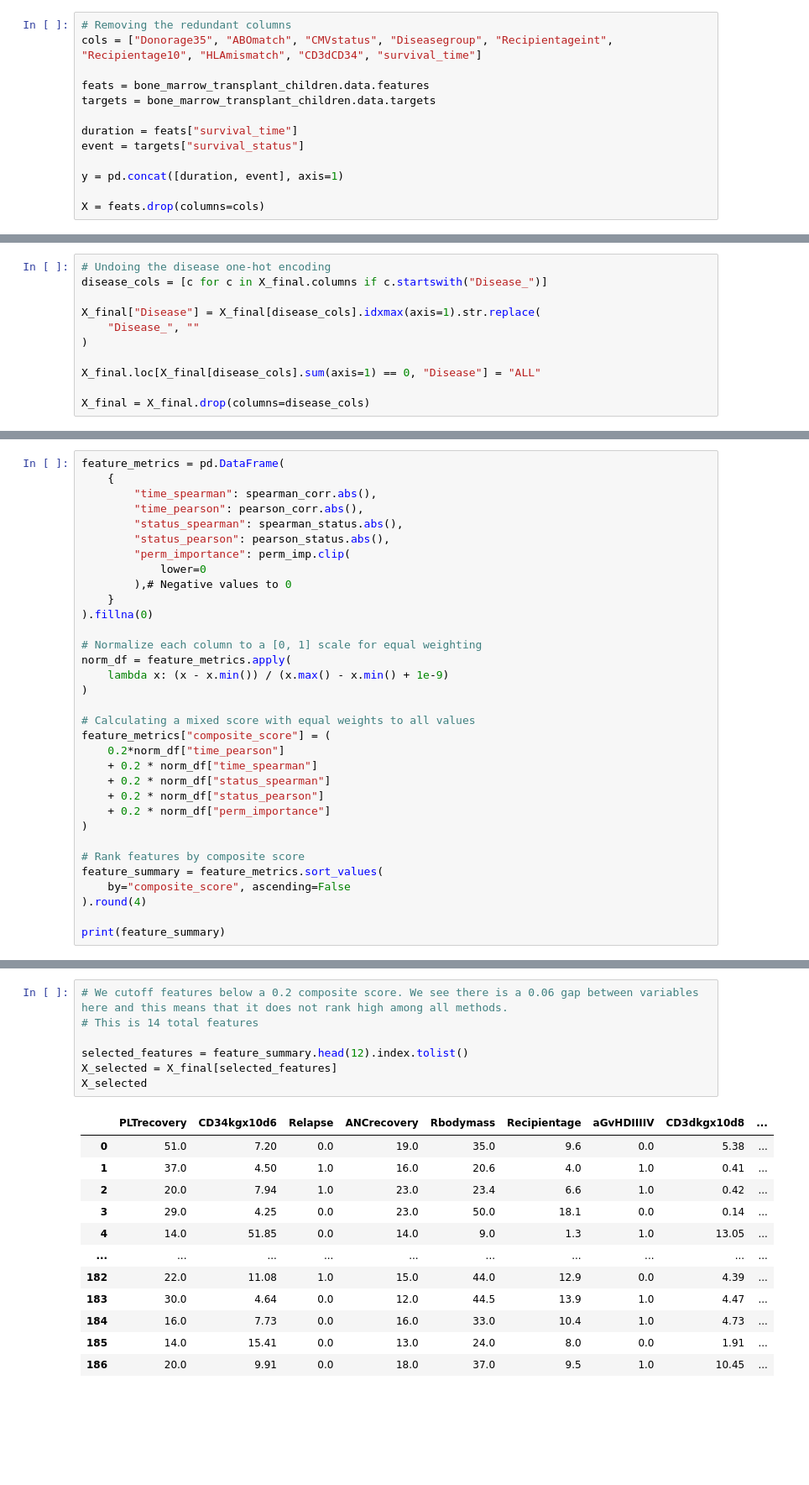
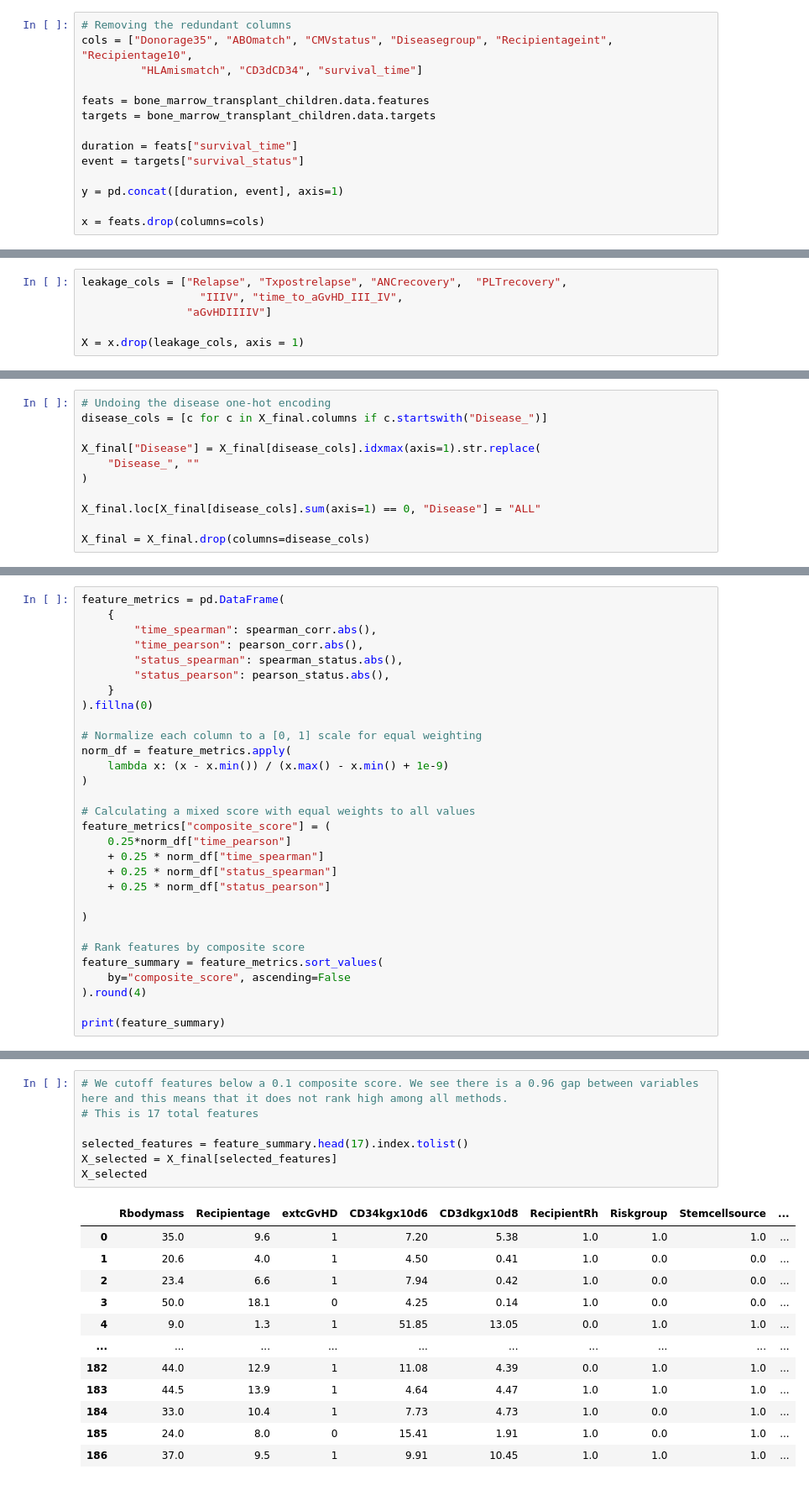
Before and after one commit to alvarodca/MLHealth, a Jupyter notebook: Lab2/EDA.ipynb, the cells around one changed output, grey strips where cells are left out. Shown at 84% size. Cells and saved outputs as stored; diff of their text form; blank space fills up the shorter version.

```diff
--- a/Lab2/EDA.ipynb
+++ b/Lab2/EDA.ipynb
@@ -116,7 +153,8 @@ We will remove the last 2 columns here
 Finally, the variable `survival_time` is treated as a feature. However, as we are dealing with survival analysis, we have to model both the duration until an event occurs or the observation ends (survival time) and the event indicator (whether the event happened or not). For this reason, we will convert to targets
 # %%
 # Removing the redundant columns
-cols = ["Donorage35", "ABOmatch", "CMVstatus", "Diseasegroup", "Recipientageint", "Recipientage10", "HLAmismatch", "CD3dCD34", "survival_time"]
+cols = ["Donorage35", "ABOmatch", "CMVstatus", "Diseasegroup", "Recipientageint", "Recipientage10",
+         "HLAmismatch", "CD3dCD34", "survival_time"]
 
 feats = bone_marrow_transplant_children.data.features
 targets = bone_marrow_transplant_children.data.targets
@@ -126,5 +164,5 @@ event = targets["survival_status"]
 
 y = pd.concat([duration, event], axis=1)
 
-X = feats.drop(columns=cols)
+x = feats.drop(columns=cols)
 # %%
@@ -181,0 +232,6 @@ We currently have 187 rows with 29 different columns. 27 of them correspond to f
+# %%
+leakage_cols = ["Relapse", "Txpostrelapse", "ANCrecovery",  "PLTrecovery",
+                  "IIIV", "time_to_aGvHD_III_IV",
+                "aGvHDIIIIV"]
+
+X = x.drop(leakage_cols, axis = 1)
@@ -467,9 +502,6 @@ feature_metrics = pd.DataFrame(
         "time_pearson": pearson_corr.abs(),
         "status_spearman": spearman_status.abs(),
         "status_pearson": pearson_status.abs(),
-        "perm_importance": perm_imp.clip(
-            lower=0
-        ),# Negative values to 0
     }
 ).fillna(0)
 
@@ -480,11 +512,11 @@ norm_df = feature_metrics.apply(
 
 # Calculating a mixed score with equal weights to all values
 feature_metrics["composite_score"] = (
-    0.2*norm_df["time_pearson"]
-    + 0.2 * norm_df["time_spearman"]
-    + 0.2 * norm_df["status_spearman"]
-    + 0.2 * norm_df["status_pearson"]
-    + 0.2 * norm_df["perm_importance"]
+    0.25*norm_df["time_pearson"]
+    + 0.25 * norm_df["time_spearman"]
+    + 0.25 * norm_df["status_spearman"]
+    + 0.25 * norm_df["status_pearson"]
+
 )
 
 # Rank features by composite score
@@ -529,20 +561,20 @@ plt.show()
 # %%
-# We cutoff features below a 0.2 composite score. We see there is a 0.06 gap between variables here and this means that it does not rank high among all methods.
-# This is 14 total features
+# We cutoff features below a 0.1 composite score. We see there is a 0.96 gap between variables here and this means that it does not rank high among all methods.
+# This is 17 total features
 
-selected_features = feature_summary.head(12).index.tolist()
+selected_features = feature_summary.head(17).index.tolist()
 X_selected = X_final[selected_features]
 X_selected
 # %% [output]
-|  | PLTrecovery | CD34kgx10d6 | Relapse | ANCrecovery | Rbodymass | Recipientage | aGvHDIIIIV | CD3dkgx10d8 | ... |
-| 0 | 51.0 | 7.20 | 0.0 | 19.0 | 35.0 | 9.6 | 0.0 | 5.38 | ... |
-| 1 | 37.0 | 4.50 | 1.0 | 16.0 | 20.6 | 4.0 | 1.0 | 0.41 | ... |
-| 2 | 20.0 | 7.94 | 1.0 | 23.0 | 23.4 | 6.6 | 1.0 | 0.42 | ... |
-| 3 | 29.0 | 4.25 | 0.0 | 23.0 | 50.0 | 18.1 | 0.0 | 0.14 | ... |
-| 4 | 14.0 | 51.85 | 0.0 | 14.0 | 9.0 | 1.3 | 1.0 | 13.05 | ... |
+|  | Rbodymass | Recipientage | extcGvHD | CD34kgx10d6 | CD3dkgx10d8 | RecipientRh | Riskgroup | Stemcellsource | ... |
+| 0 | 35.0 | 9.6 | 1 | 7.20 | 5.38 | 1.0 | 1.0 | 1.0 | ... |
+| 1 | 20.6 | 4.0 | 1 | 4.50 | 0.41 | 1.0 | 0.0 | 0.0 | ... |
+| 2 | 23.4 | 6.6 | 1 | 7.94 | 0.42 | 1.0 | 0.0 | 0.0 | ... |
+| 3 | 50.0 | 18.1 | 0 | 4.25 | 0.14 | 1.0 | 0.0 | 0.0 | ... |
+| 4 | 9.0 | 1.3 | 1 | 51.85 | 13.05 | 0.0 | 1.0 | 1.0 | ... |
 | ... | ... | ... | ... | ... | ... | ... | ... | ... | ... |
-| 182 | 22.0 | 11.08 | 1.0 | 15.0 | 44.0 | 12.9 | 0.0 | 4.39 | ... |
-| 183 | 30.0 | 4.64 | 0.0 | 12.0 | 44.5 | 13.9 | 1.0 | 4.47 | ... |
-| 184 | 16.0 | 7.73 | 0.0 | 16.0 | 33.0 | 10.4 | 1.0 | 4.73 | ... |
-| 185 | 14.0 | 15.41 | 0.0 | 13.0 | 24.0 | 8.0 | 0.0 | 1.91 | ... |
-| 186 | 20.0 | 9.91 | 0.0 | 18.0 | 37.0 | 9.5 | 1.0 | 10.45 | ... |
+| 182 | 44.0 | 12.9 | 1 | 11.08 | 4.39 | 0.0 | 1.0 | 1.0 | ... |
+| 183 | 44.5 | 13.9 | 1 | 4.64 | 4.47 | 1.0 | 1.0 | 1.0 | ... |
+| 184 | 33.0 | 10.4 | 1 | 7.73 | 4.73 | 1.0 | 0.0 | 1.0 | ... |
+| 185 | 24.0 | 8.0 | 0 | 15.41 | 1.91 | 1.0 | 0.0 | 1.0 | ... |
+| 186 | 37.0 | 9.5 | 1 | 9.91 | 10.45 | 1.0 | 1.0 | 1.0 | ... |
```
Also changed, not shown: parts of 39 cells of this notebook, 1 other file.
